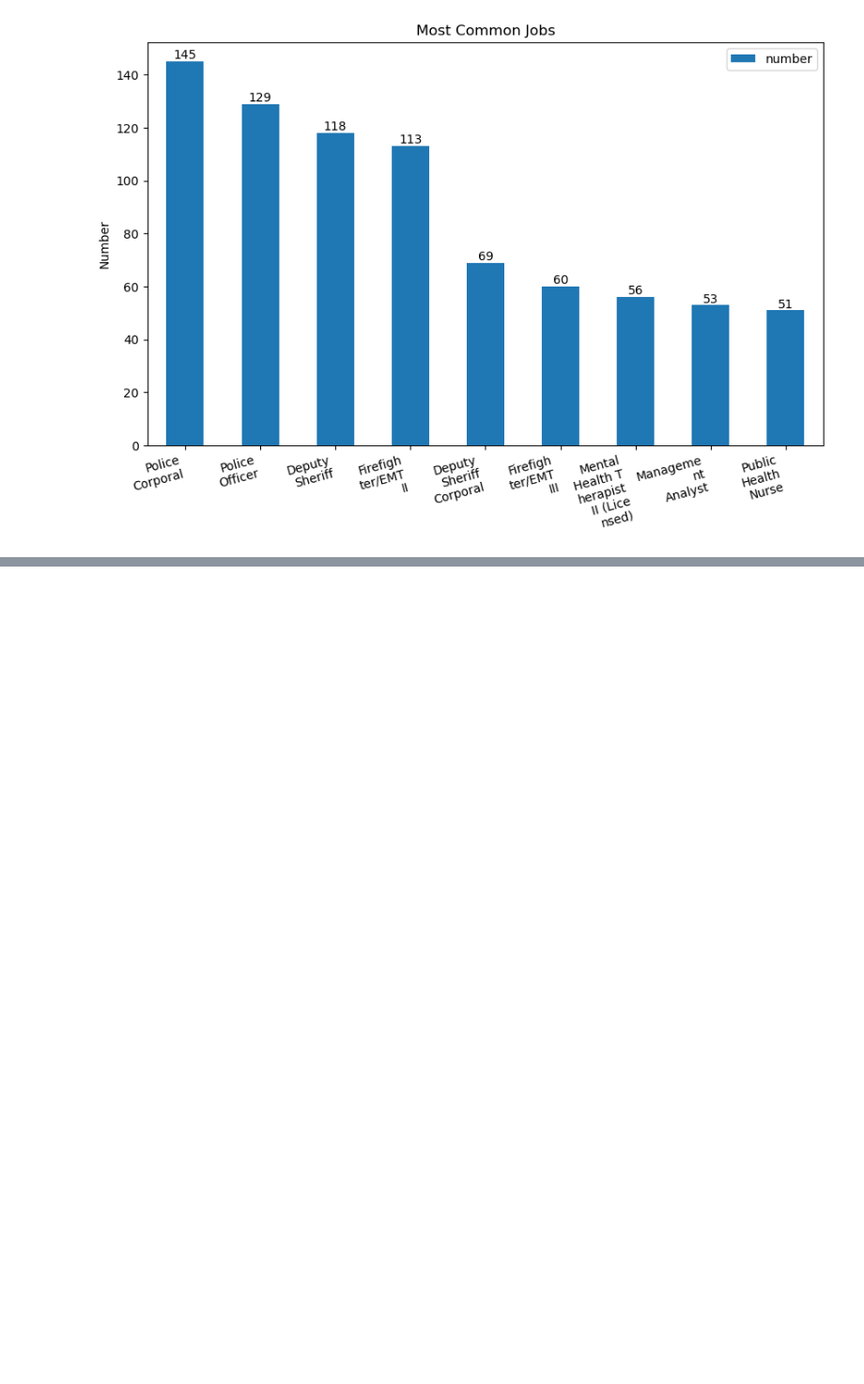
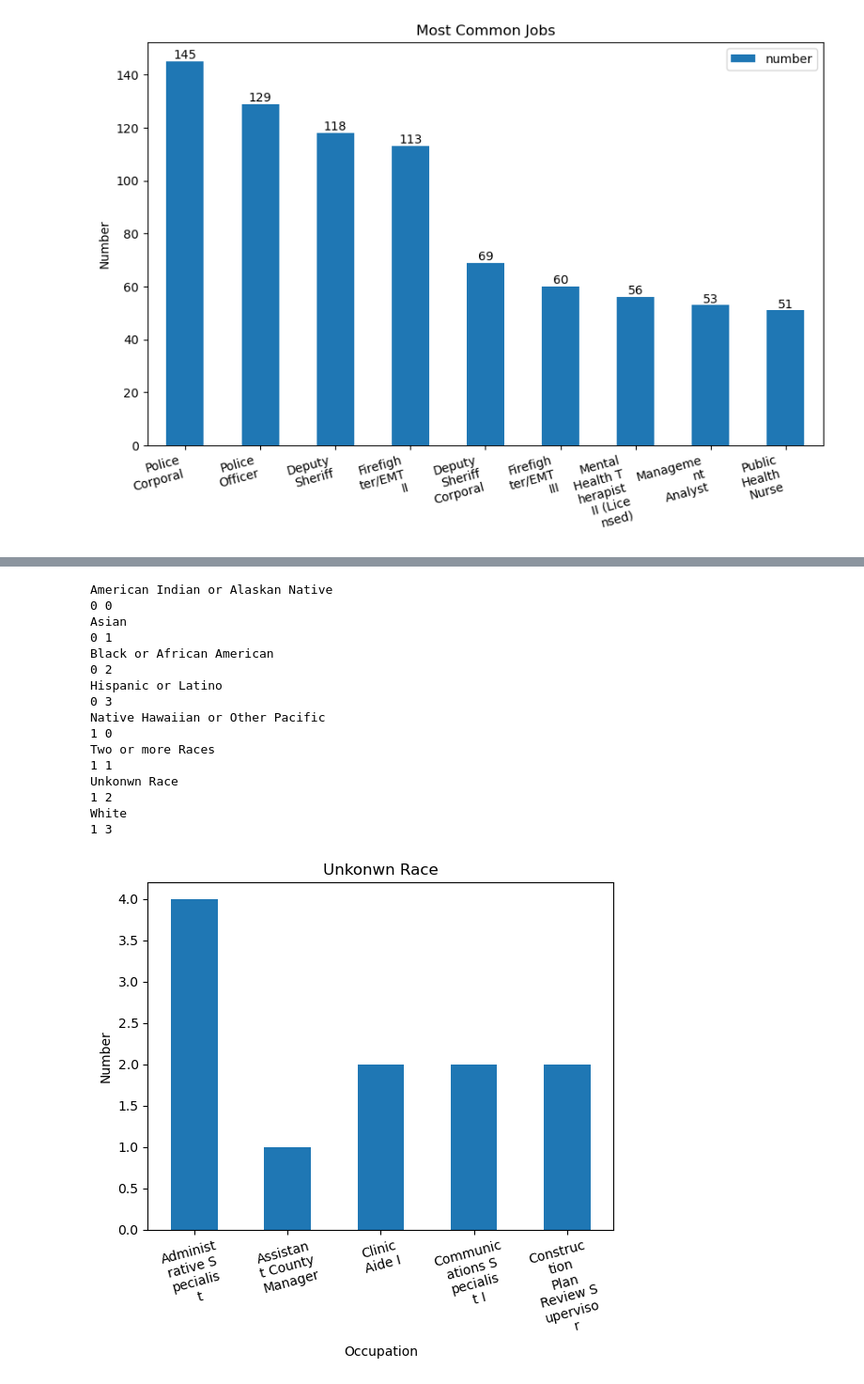
Before and after one commit to bin43256/100DatasetsChallenge, a Jupyter notebook: Employee+Demographics.ipynb, the cells around one changed output, grey strips where cells are left out. Shown: that part at 94% size. Cells and saved outputs as stored; diff of their text form; code cells hidden in the pictures; blank space fills up the shorter version.

```diff
--- a/Employee+Demographics.ipynb
+++ b/Employee+Demographics.ipynb
@@ -239,0 +256,3 @@ Index(['AED Deputy Director', 'AED Specialist I', 'AED Specialist II',
+# %%
+filter1st = pt4.loc['Asian'].sort_values()
+filter1st
@@ -239,0 +273,37 @@ Index(['AED Deputy Director', 'AED Specialist I', 'AED Specialist II',
+# %%
+row =0
+column = 0
+for race in pt4.index:
+    print(race)
+    print(row,column)
+    if column >=3:
+        row += 1
+        column = 0
+    else:
+        filter1st = pt4.loc[race]
+        filter2nd = filter1st[filter1st>0][:5]
+        axes[row,column] = filter2nd.plot(kind = 'bar')
+        axes[row,column].set_xticklabels(wrapText(filter2nd.index),rotation = 15)
+        axes[row,column].set_title(race)
+        axes[row,column].set_xlabel('Occupation')
+        axes[row,column].set_ylabel('Number')
+        column+=1
+plt.show()
+# %% [output]
+American Indian or Alaskan Native
+0 0
+Asian
+0 1
+Black or African American
+0 2
+Hispanic or Latino
+0 3
+Native Hawaiian or Other Pacific
+1 0
+Two or more Races
+1 1
+Unkonwn Race
+1 2
+White
+1 3
+[figure, added]
```
Also changed, not shown: parts of 10 cells of this notebook.
